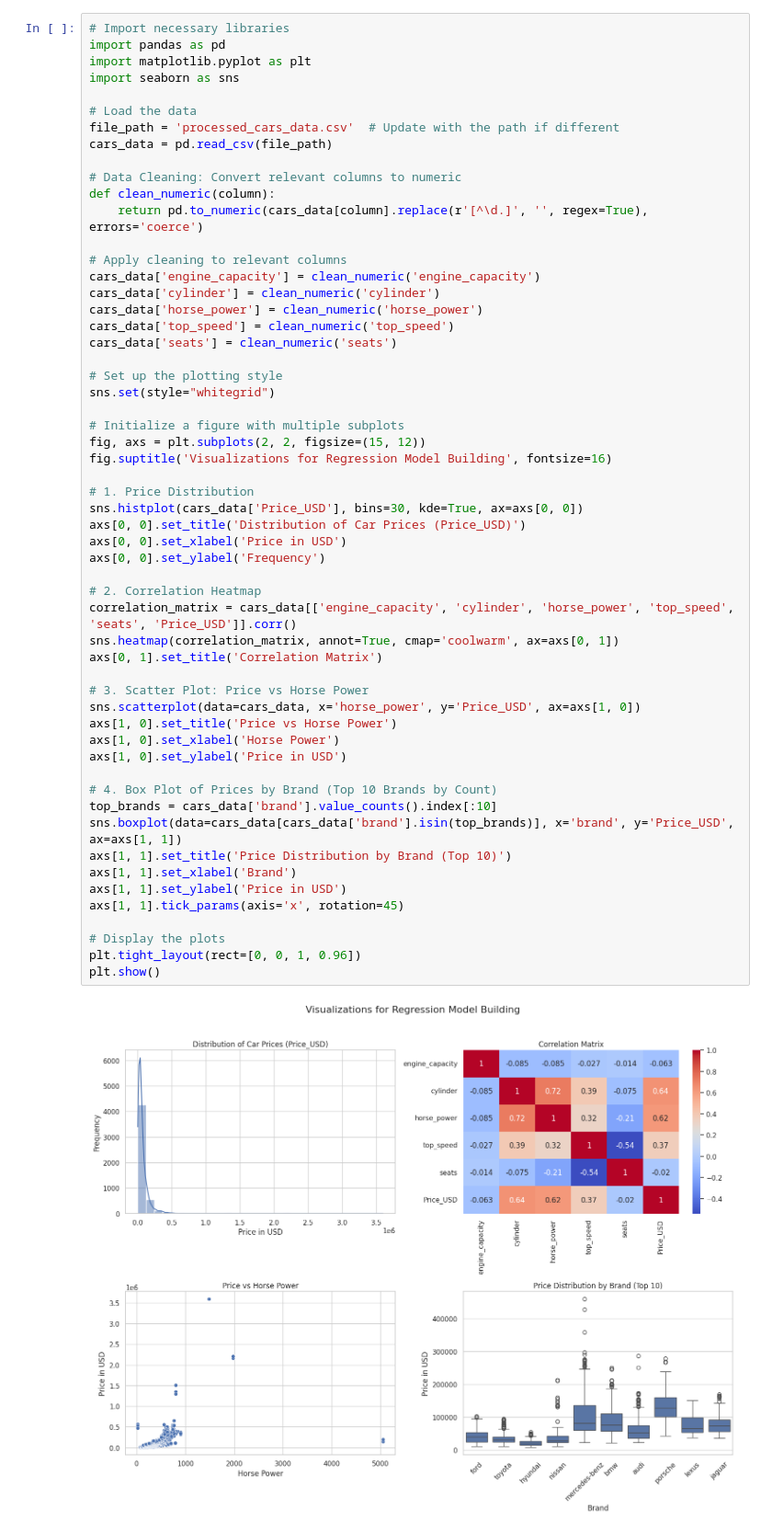
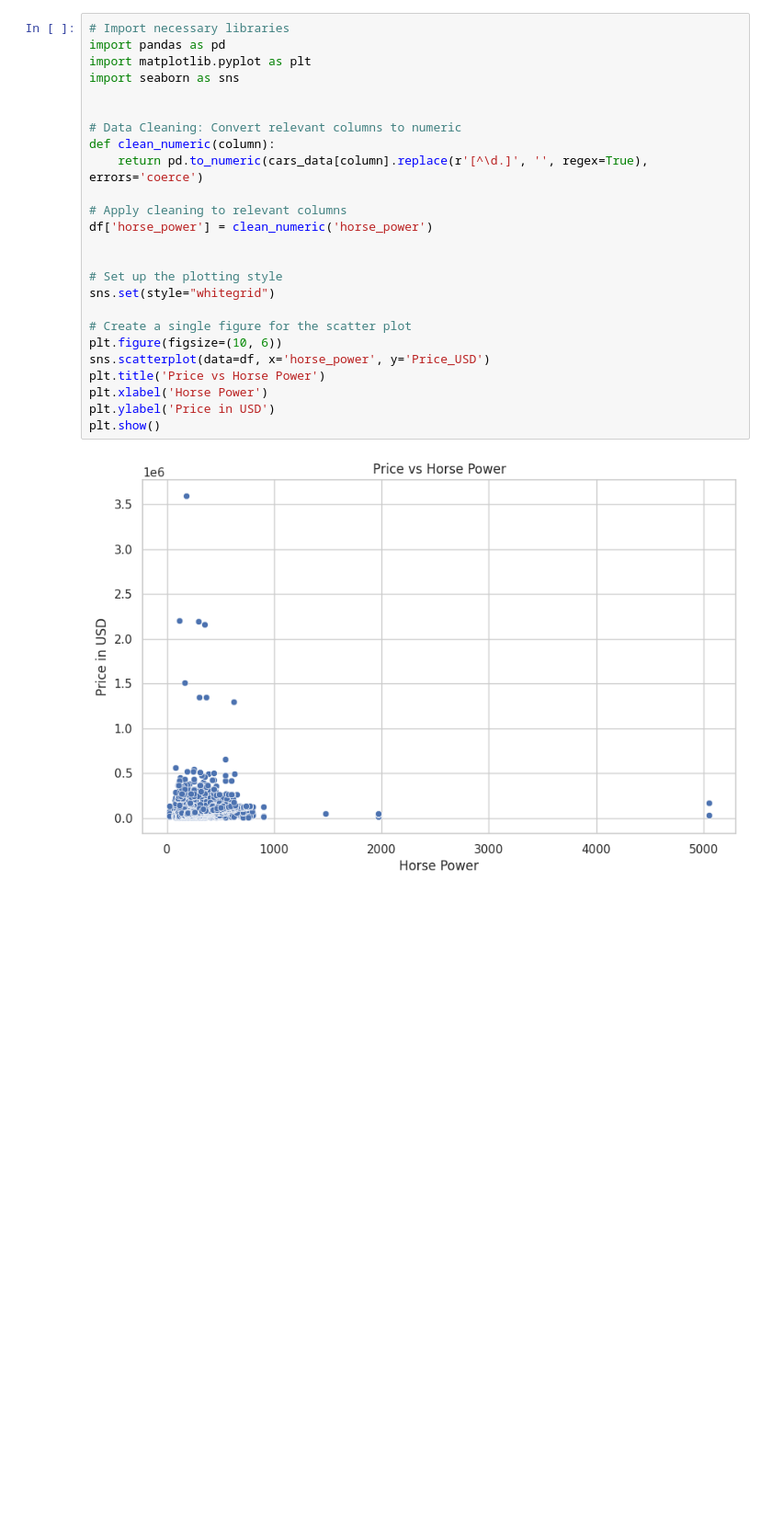
Before and after one commit to qossayrida/MachineLearning-DataScience, a Jupyter notebook: Assignment2/RegressionAnalysisAndModelSelection/data_clean.ipynb, the cells around one changed output. Shown at 92% size. Drawn from its saved outputs; the diff is of its cells as text; blank space fills up the shorter version.

```diff
--- a/Assignment2/RegressionAnalysisAndModelSelection/data_clean.ipynb
+++ b/Assignment2/RegressionAnalysisAndModelSelection/data_clean.ipynb
@@ -78,58 +102,27 @@ Data saved to 'processed_cars_data.csv'
 # %%
 # Import necessary libraries
 import pandas as pd
 import matplotlib.pyplot as plt
 import seaborn as sns
 
-# Load the data
-file_path = 'processed_cars_data.csv'  # Update with the path if different
-cars_data = pd.read_csv(file_path)
 
 # Data Cleaning: Convert relevant columns to numeric
 def clean_numeric(column):
     return pd.to_numeric(cars_data[column].replace(r'[^\d.]', '', regex=True), errors='coerce')
 
 # Apply cleaning to relevant columns
-cars_data['engine_capacity'] = clean_numeric('engine_capacity')
-cars_data['cylinder'] = clean_numeric('cylinder')
-cars_data['horse_power'] = clean_numeric('horse_power')
-cars_data['top_speed'] = clean_numeric('top_speed')
-cars_data['seats'] = clean_numeric('seats')
+df['horse_power'] = clean_numeric('horse_power')
+
 
 # Set up the plotting style
 sns.set(style="whitegrid")
 
-# Initialize a figure with multiple subplots
-fig, axs = plt.subplots(2, 2, figsize=(15, 12))
-fig.suptitle('Visualizations for Regression Model Building', fontsize=16)
-
-# 1. Price Distribution
-sns.histplot(cars_data['Price_USD'], bins=30, kde=True, ax=axs[0, 0])
-axs[0, 0].set_title('Distribution of Car Prices (Price_USD)')
-axs[0, 0].set_xlabel('Price in USD')
-axs[0, 0].set_ylabel('Frequency')
-
-# 2. Correlation Heatmap
-correlation_matrix = cars_data[['engine_capacity', 'cylinder', 'horse_power', 'top_speed', 'seats', 'Price_USD']].corr()
-sns.heatmap(correlation_matrix, annot=True, cmap='coolwarm', ax=axs[0, 1])
-axs[0, 1].set_title('Correlation Matrix')
-
-# 3. Scatter Plot: Price vs Horse Power
-sns.scatterplot(data=cars_data, x='horse_power', y='Price_USD', ax=axs[1, 0])
-axs[1, 0].set_title('Price vs Horse Power')
-axs[1, 0].set_xlabel('Horse Power')
-axs[1, 0].set_ylabel('Price in USD')
-
-# 4. Box Plot of Prices by Brand (Top 10 Brands by Count)
-top_brands = cars_data['brand'].value_counts().index[:10]
-sns.boxplot(data=cars_data[cars_data['brand'].isin(top_brands)], x='brand', y='Price_USD', ax=axs[1, 1])
-axs[1, 1].set_title('Price Distribution by Brand (Top 10)')
-axs[1, 1].set_xlabel('Brand')
-axs[1, 1].set_ylabel('Price in USD')
-axs[1, 1].tick_params(axis='x', rotation=45)
-
-# Display the plots
-plt.tight_layout(rect=[0, 0, 1, 0.96])
+# Create a single figure for the scatter plot
+plt.figure(figsize=(10, 6))
+sns.scatterplot(data=df, x='horse_power', y='Price_USD')
+plt.title('Price vs Horse Power')
+plt.xlabel('Horse Power')
+plt.ylabel('Price in USD')
 plt.show()
 # %% [output]
-[figure, old version]
+[figure, new version]
```
Also changed, not shown: parts of 3 cells of this notebook, 1 other file.
